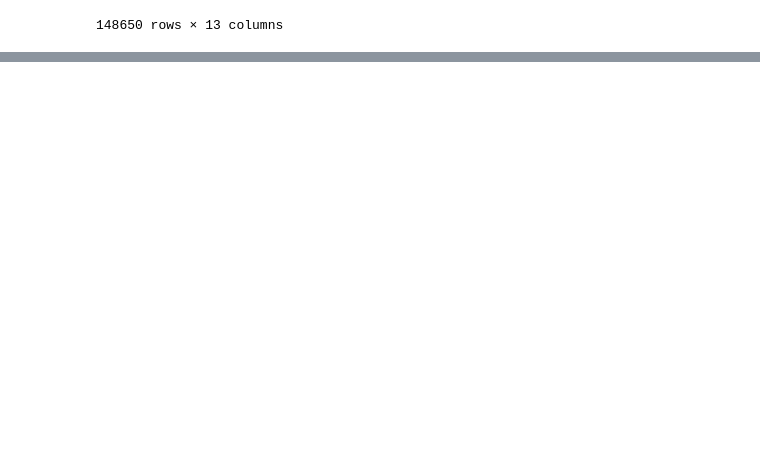
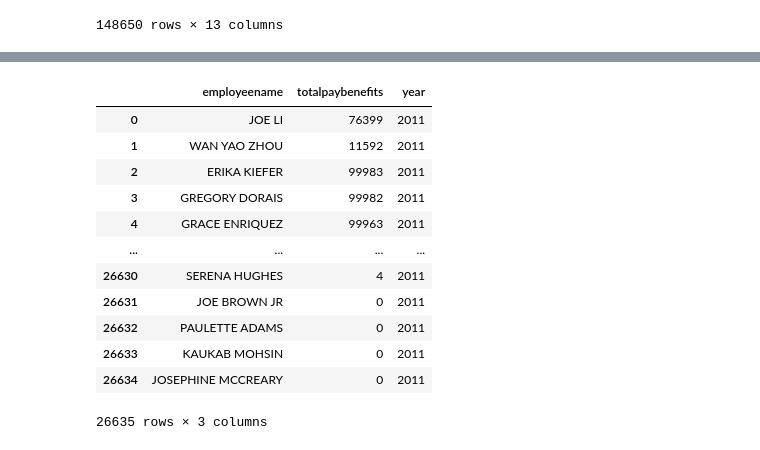
Before and after one commit to lina3362/ETL---Project, a Jupyter notebook: SF Salary 2011/Untitled.ipynb, the cells around one changed output, grey strips where cells are left out. Saved outputs shown, nothing was run; the diff lists cells and outputs as text; code cells hidden in the pictures; blank space fills up the shorter version.

```diff
--- a/SF Salary 2011/Untitled.ipynb
+++ b/SF Salary 2011/Untitled.ipynb
@@ -57 +58,21 @@ employee_2011
+# %%
+employee_2011_lesspay = pd.read_sql(''' SELECT EmployeeName, totalpaybenefits, Year
+                                FROM Salaries
+                                WHERE Year = '2011' AND totalpaybenefits < '100000'
+                                       ''', conn)
+employee_2011_lesspay
+# %% [output]
+|  | employeename | totalpaybenefits | year |
+| 0 | JOE LI | 76399 | 2011 |
+| 1 | WAN YAO ZHOU | 11592 | 2011 |
+| 2 | ERIKA KIEFER | 99983 | 2011 |
+| 3 | GREGORY DORAIS | 99982 | 2011 |
+| 4 | GRACE ENRIQUEZ | 99963 | 2011 |
+| ... | ... | ... | ... |
+| 26630 | SERENA HUGHES | 4 | 2011 |
+| 26631 | JOE BROWN JR | 0 | 2011 |
+| 26632 | PAULETTE ADAMS | 0 | 2011 |
+| 26633 | KAUKAB MOHSIN | 0 | 2011 |
+| 26634 | JOSEPHINE MCCREARY | 0 | 2011 |
+26635 rows × 3 columns
 # %%
```
Also changed, not shown: parts of 7 cells of this notebook, 1 other file.
